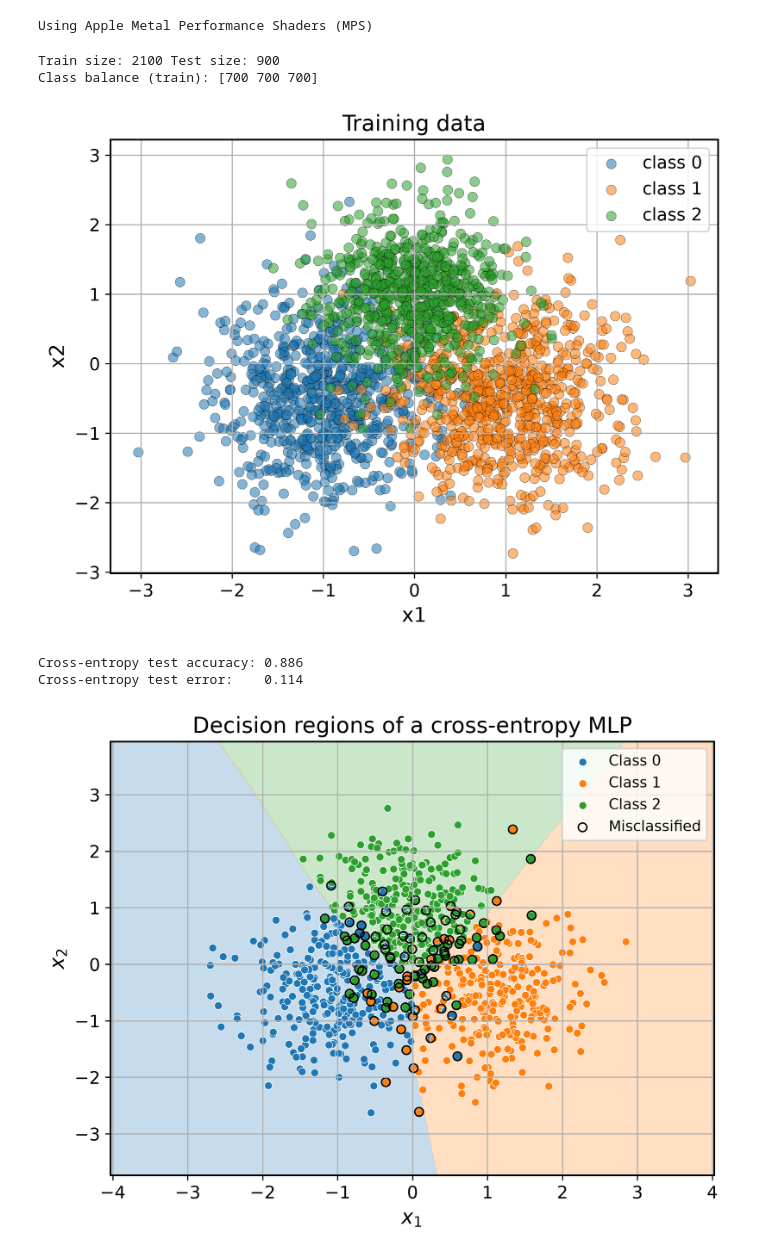
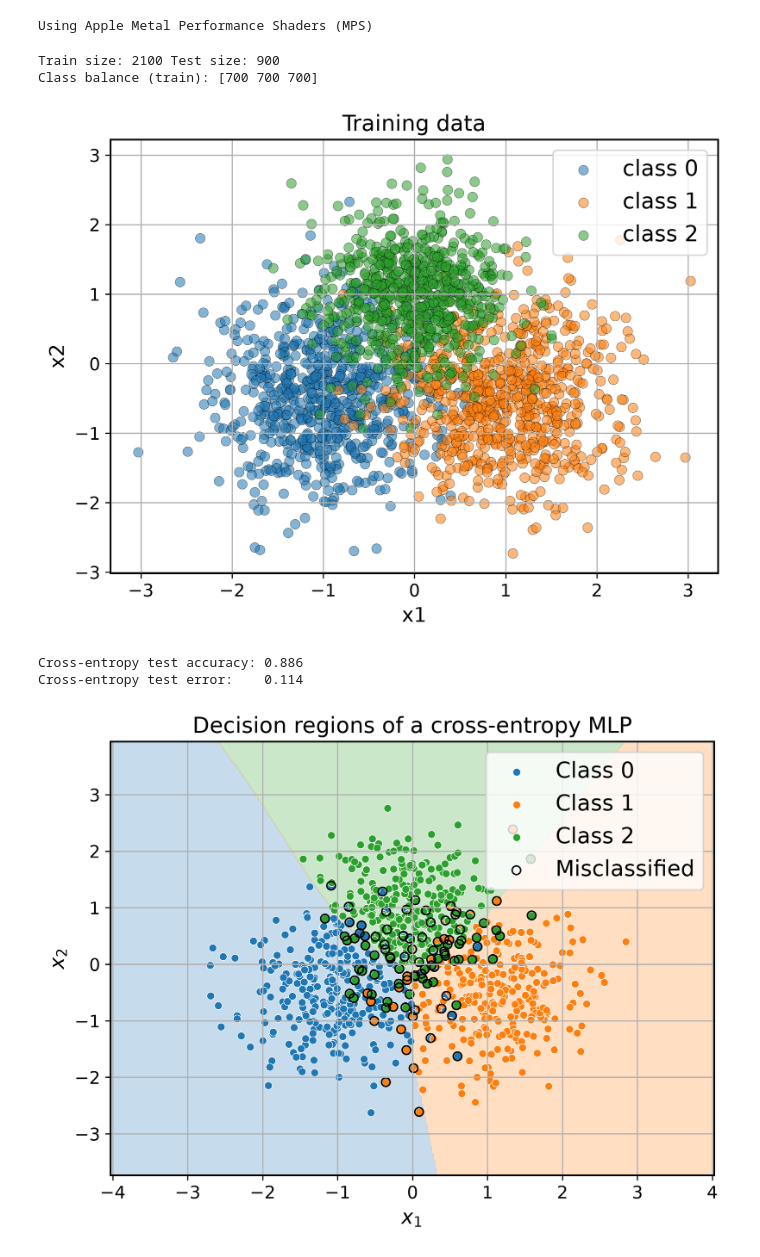
Before and after one commit to raham24/Epistemic-Uncertainty-Aware-Defect-Detection-for-Quality-Control-in-Medical-Device-Manufacturing, a Jupyter notebook: toy_example/toy_example.ipynb, the cells around one changed output. Saved outputs shown, nothing was run; the diff lists cells and outputs as text; code cells hidden in the pictures.

```diff
--- a/toy_example/toy_example.ipynb
+++ b/toy_example/toy_example.ipynb
@@ -49,10 +49,10 @@ mpl.rcParams.update({
     "figure.figsize": (6, 5),
     "figure.dpi": 300,
     "savefig.dpi": 400,
-    "font.size": 13,
+    "font.size": 15,
     "axes.labelsize": 14,
     "axes.titlesize": 15,
-    "legend.fontsize": 12,
+    "legend.fontsize": 15,
     "xtick.labelsize": 12,
     "ytick.labelsize": 12,
     "axes.linewidth": 1.2,
@@ -107,7 +107,7 @@ plt.show()
 # %% [output]
 Train size: 2100 Test size: 900
 Class balance (train): [700 700 700]
-[figure, old version]
+[figure, new version]
 # %%
 class SmallMLP(nn.Module):
     def __init__(self, out_dim: int):
@@ -262,35 +262,35 @@ for cls in np.unique(y_test):
         edgecolors="white",
         linewidths=0.4,
         label=f"Class {cls}",
     )
 
 # Highlight misclassified samples
 mistakes = ce_metrics["pred"] != y_test
 
 ax.scatter(
     X_test[mistakes, 0],
     X_test[mistakes, 1],
     s=35,
     facecolors="none",
     edgecolors="black",
     linewidths=1.0,
     label="Misclassified",
 )
 
 ax.set_xlim(x_min, x_max)
 ax.set_ylim(y_min, y_max)
 
 ax.set_xlabel("$x_1$")
 ax.set_ylabel("$x_2$")
 ax.set_title("Decision regions of a cross-entropy MLP")
 
-ax.legend(frameon=True, fontsize=10)
+ax.legend(frameon=True, fontsize=15)
 
 plt.show()
 # %% [output]
 Cross-entropy test accuracy: 0.886
 Cross-entropy test error:    0.114
-[figure, old version]
+[figure, new version]
 # %%
 # Train rejection model
 reward = 2.
```
Also changed, not shown: parts of 3 cells of this notebook.
